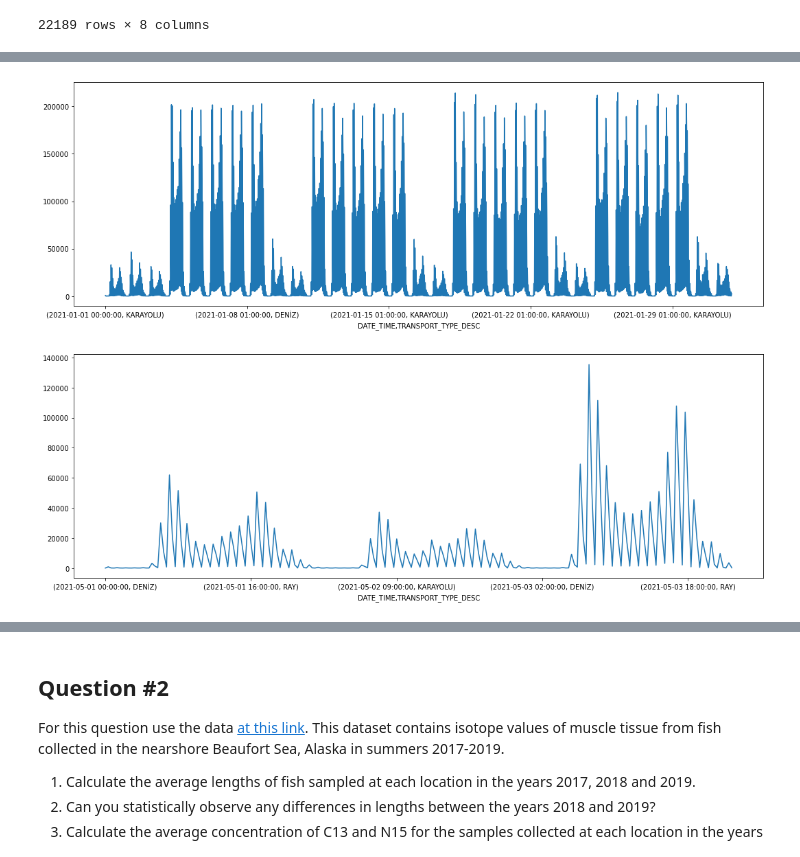
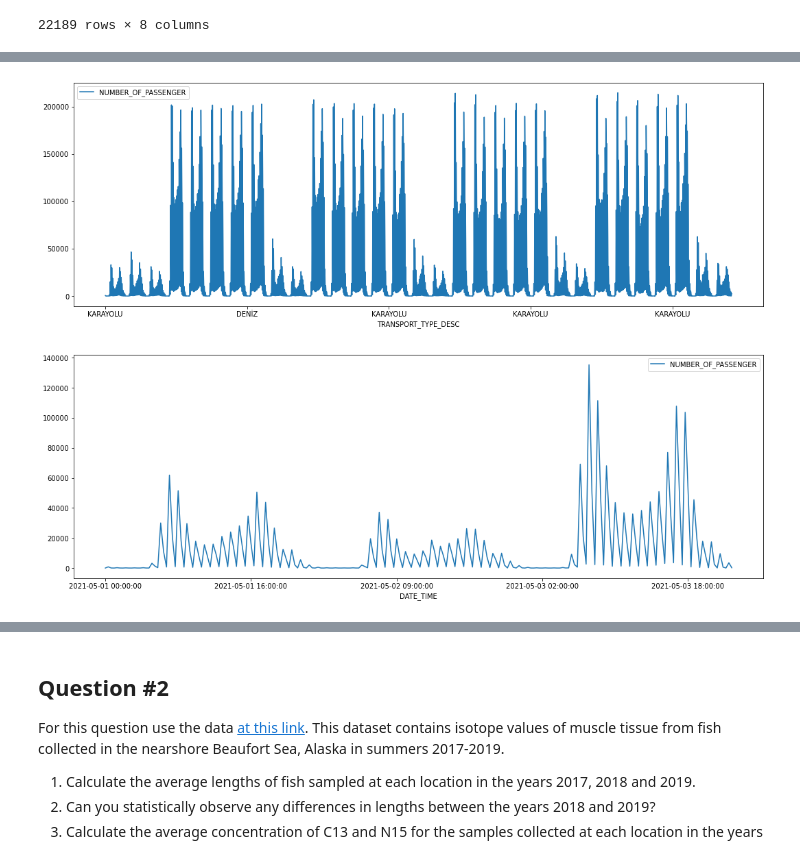
Before and after one commit to ozzden/mat381e, a Jupyter notebook: HW1.ipynb, the cells around one changed output, grey strips where cells are left out. Drawn from its saved outputs; the diff is of its cells as text; code cells hidden in the pictures.

```diff
--- a/HW1.ipynb
+++ b/HW1.ipynb
@@ -100,5 +96,5 @@ df_1
 # %%
-data_jan_transport_sum = data_jan.groupby(["DATE_TIME","TRANSPORT_TYPE_DESC"],group_keys=False)["NUMBER_OF_PASSENGER"].sum()
+data_jan_transport_sum = data_jan.groupby(["DATE_TIME","TRANSPORT_TYPE_DESC"],as_index=False)["NUMBER_OF_PASSENGER"].sum()
 df_1 = pd.DataFrame(data_jan_transport_sum)
 df_1
 # %% [output]
@@ -130,5 +124,6 @@ df_1
 # %%
-data_may_transport_sum = data_may.groupby(["DATE_TIME","TRANSPORT_TYPE_DESC"])["NUMBER_OF_PASSENGER"].sum()
+data_may_transport_sum = data_may.groupby(["DATE_TIME","TRANSPORT_TYPE_DESC"],as_index=False)["NUMBER_OF_PASSENGER"].sum()
+df_1.set_index(['NUMBER_OF_PASSENGER'])
 df_1 = pd.DataFrame(data_may_transport_sum)
 df_1
 # %% [output]
@@ -225,11 +222,11 @@ groupTransfertypes(data_sep)
 # %%
 from sqlalchemy import column
 
 
-data_jan_transport_sum.plot(x="DATE_TIME", column="TRANSPORT_TYPE_DESC",figsize=(18,6))
+data_jan_transport_sum.plot(x = "TRANSPORT_TYPE_DESC", y = "NUMBER_OF_PASSENGER" , figsize=(18,6))
 plt.show()
 data_may_transport_sum.plot(x="DATE_TIME", y = ["NUMBER_OF_PASSENGER"],figsize=(18,6))
 plt.show()
 # %% [output]
-[figure, old version]
+[figure, new version]
-[figure, old version]
+[figure, new version]
```
Also changed, not shown: parts of 22 cells of this notebook.
